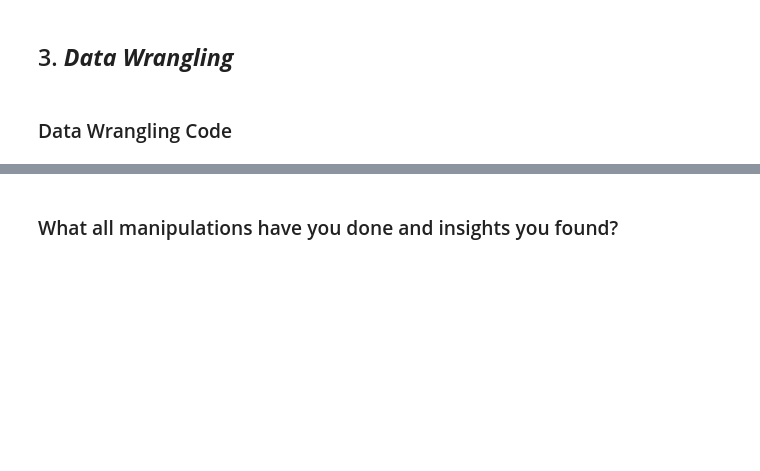
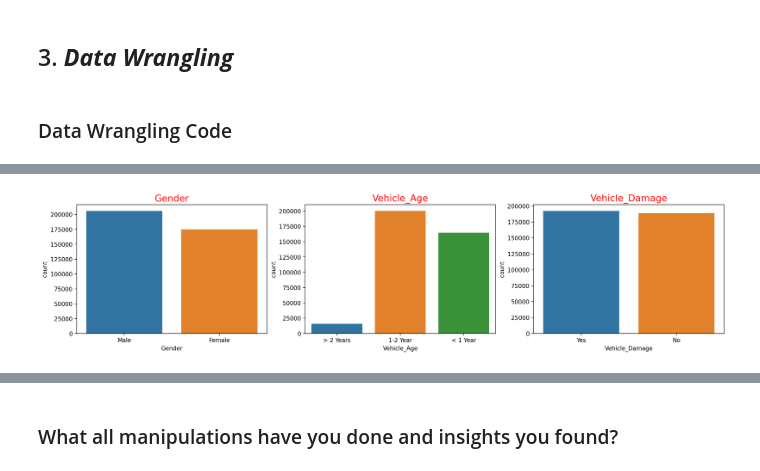
Before and after one commit to saidul-mondal-au7/health_insurance_cross_sell_prediction, a Jupyter notebook: health_insurance_cross_sell_prediction.ipynb, the cells around one changed output, grey strips where cells are left out. Saved outputs shown, nothing was run; the diff lists cells and outputs as text; code cells hidden in the pictures; blank space fills up the shorter version.

```diff
--- a/health_insurance_cross_sell_prediction.ipynb
+++ b/health_insurance_cross_sell_prediction.ipynb
@@ -219,0 +269,14 @@ Answer Here
+# %%
+# Write your code to make your dataset analysis ready.
+# make a function to extract categorical and numerical columns
+def extract_cat_num(df):
+  '''
+  This function extract categorocal and Numerical columns in dataset
+  '''
+  cat_col=[col for col in df.columns if df[col].dtype=='object']
+  num_col=[col for col in df.columns if df[col].dtype!='object']
+  return cat_col,num_col
+# %%
+# initialize objects cat_col and num_col
+
+cat_col,num_col=extract_cat_num(df)
@@ -219,0 +302,9 @@ Answer Here
+# %%
+plt.figure(figsize=(20,4),dpi=200)
+
+for i,feature in enumerate(cat_col):
+  plt.subplot(1,3,i+1)
+  sns.countplot(x=df[feature])
+  plt.title(feature,fontsize=16,color='red')
+# %% [output]
+[figure, added]
```
Also changed, not shown: parts of 32 cells of this notebook.
